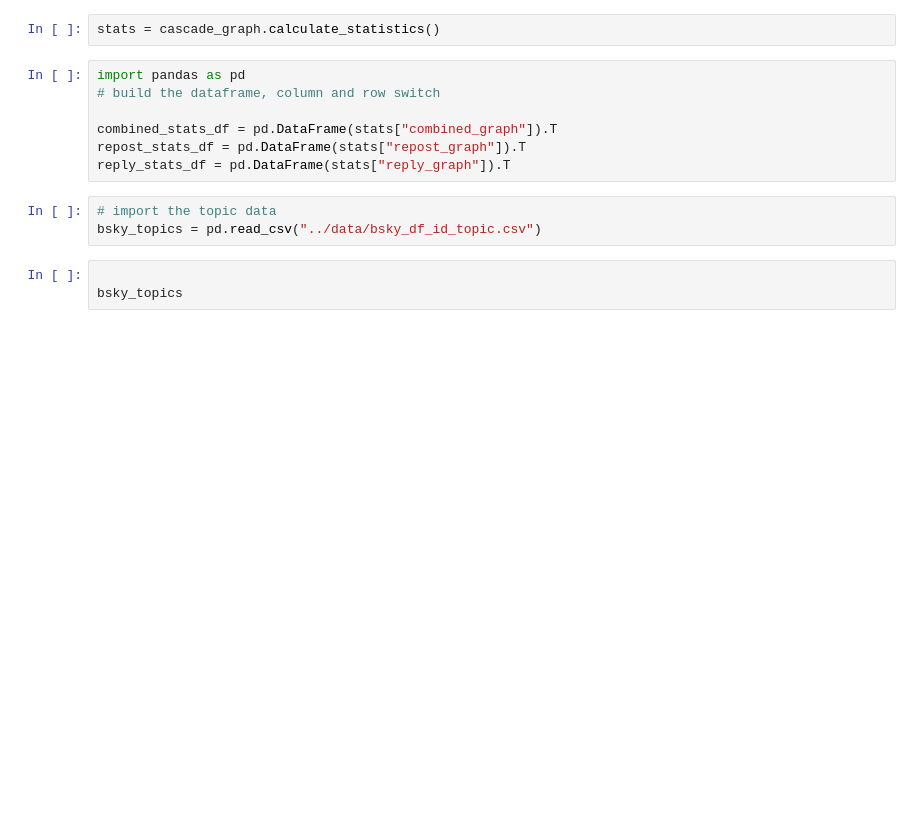
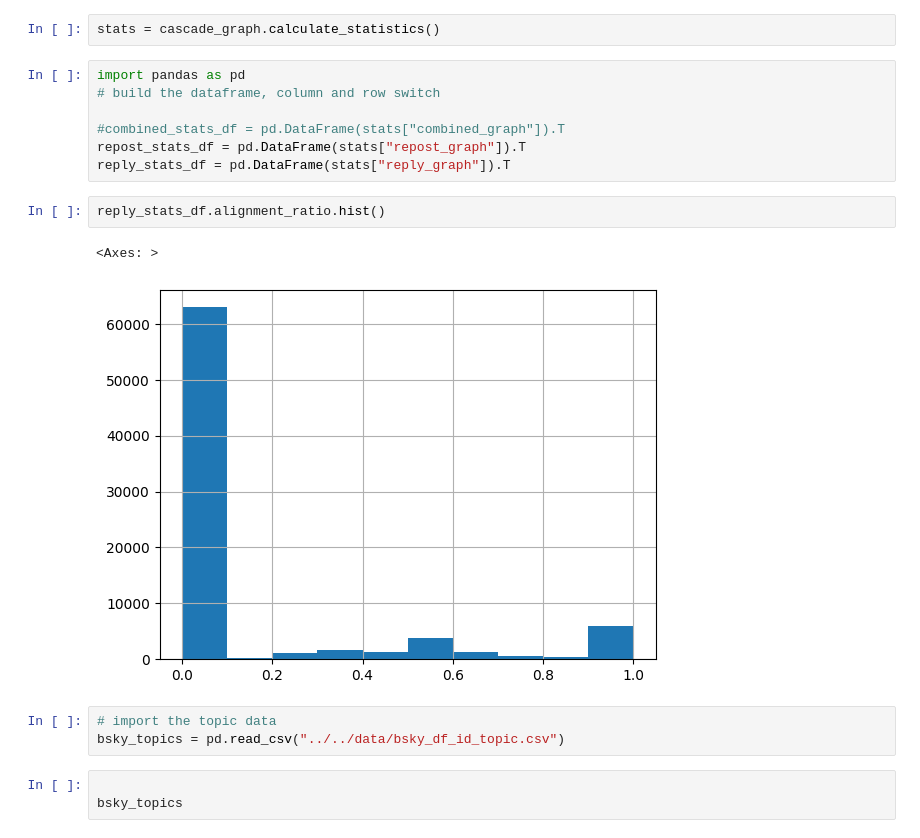
Before and after one commit to LiMaoUM/information-diffusion, a Jupyter notebook: src/analysis/analysis.ipynb, the cells around one changed output. Saved outputs shown, nothing was run; the diff lists cells and outputs as text; blank space fills up the shorter version.

```diff
--- a/src/analysis/analysis.ipynb
+++ b/src/analysis/analysis.ipynb
@@ -516,12 +516,17 @@ stats = cascade_graph.calculate_statistics()
 import pandas as pd
 # build the dataframe, column and row switch
 
-combined_stats_df = pd.DataFrame(stats["combined_graph"]).T
+#combined_stats_df = pd.DataFrame(stats["combined_graph"]).T
 repost_stats_df = pd.DataFrame(stats["repost_graph"]).T
 reply_stats_df = pd.DataFrame(stats["reply_graph"]).T
+# %%
+reply_stats_df.alignment_ratio.hist()
+# %% [output]
+<Axes: >
+[figure, added]
 # %%
 # import the topic data
-bsky_topics = pd.read_csv("../data/bsky_df_id_topic.csv")
+bsky_topics = pd.read_csv("../../data/bsky_df_id_topic.csv")
 # %%
 
 bsky_topics
```
Also changed, not shown: parts of 31 cells of this notebook, 27 other files.
